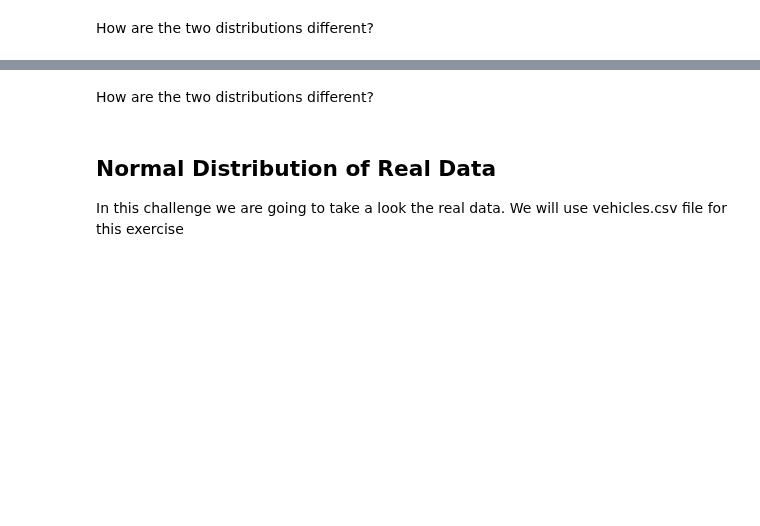
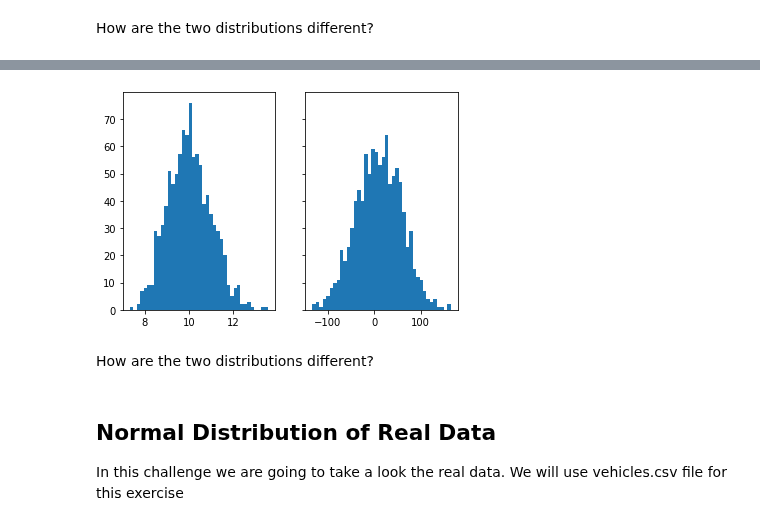
Before and after one commit to ta-data-lis/lab-probability-distributions, a Jupyter notebook: your-code/continuous.ipynb, the cells around one changed output, grey strips where cells are left out. Cells and saved outputs as stored; diff of their text form; code cells hidden in the pictures; blank space fills up the shorter version.

```diff
--- a/your-code/continuous.ipynb
+++ b/your-code/continuous.ipynb
@@ -64,2 +93,15 @@ Expected output:
+# %%
+#1,000 normally distributed numbers with the average of 10 and standard deviation of 1
+sample = stats.norm.rvs(loc=10,scale=1,size=1000)
+
+# 1,000 normally distributed numbers with the average of 10 and standard deviation of 50
+sample1 = stats.norm.rvs(loc=10,scale=50,size=1000)
+
+fig, ax = plt.subplots(1, 2, sharey=True)
+ax[0].hist(sample, bins=40)
+ax[1].hist(sample1, bins=40)
+plt.show()
+# %% [output]
+[figure, added]
 # %% [markdown]
 How are the two distributions different?
```
Also changed, not shown: parts of 24 cells of this notebook.
